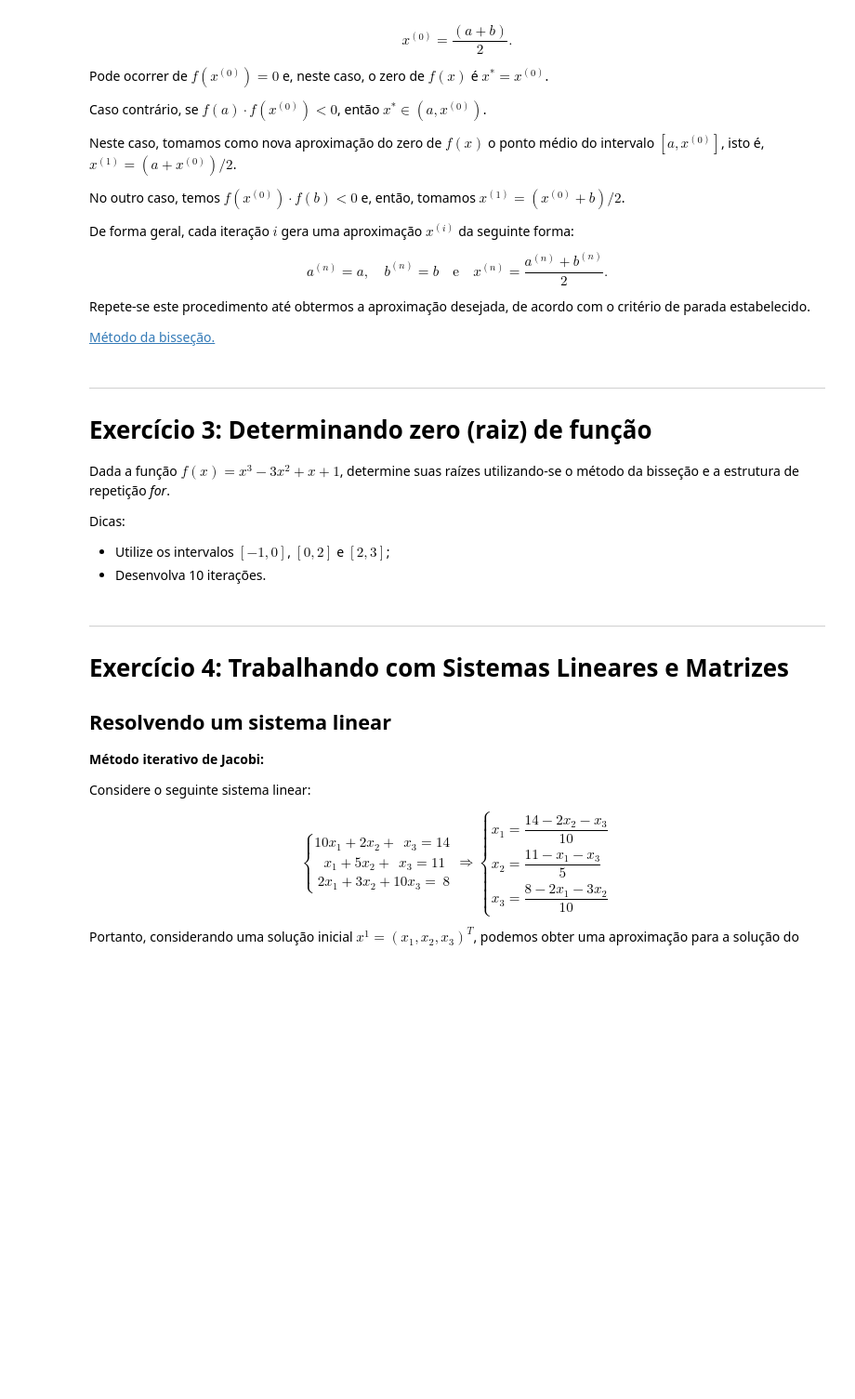
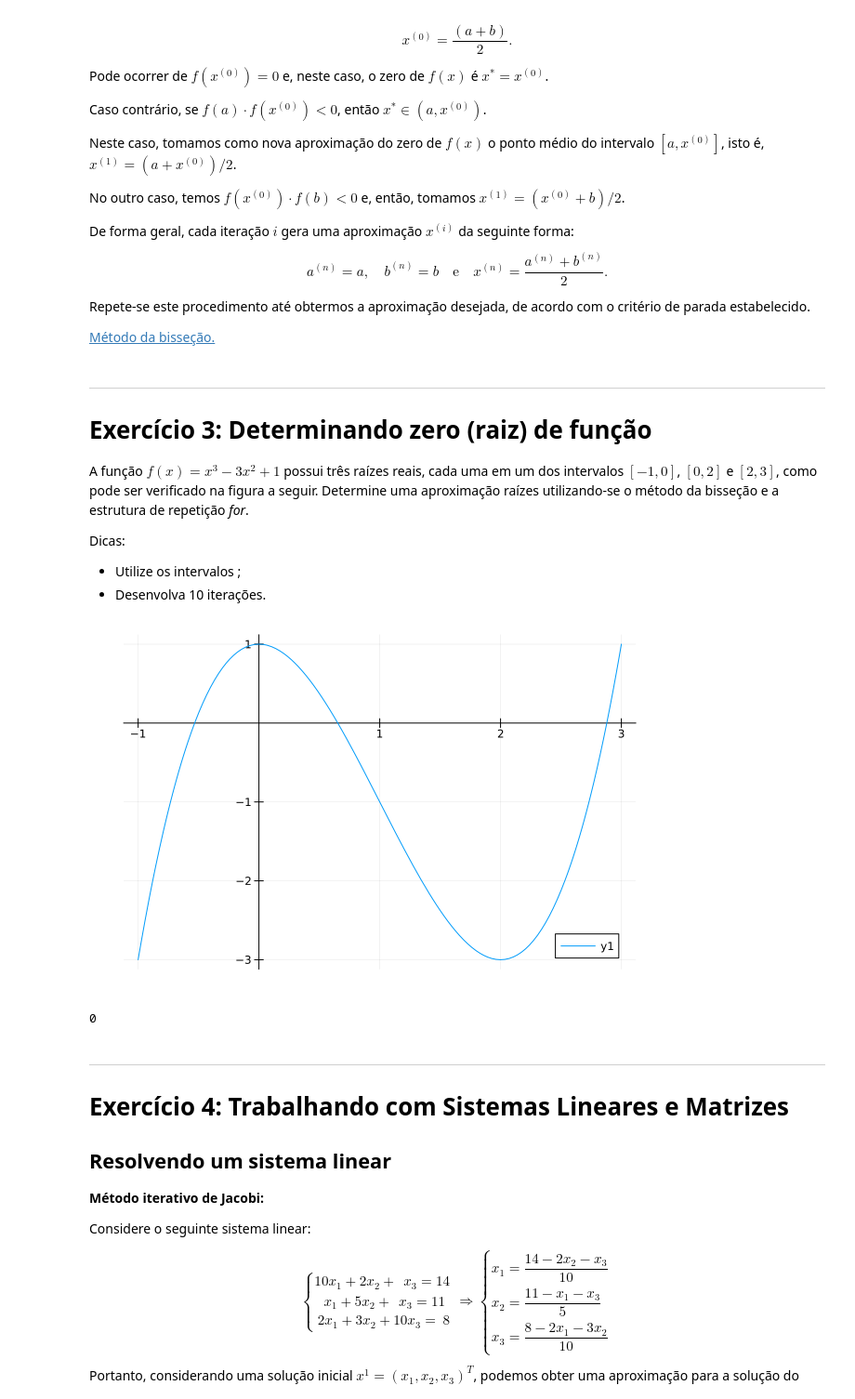
Before and after one commit to Daniel-C-Fernandes/julia, a Jupyter notebook: selmat/exercicios.ipynb, the cells around one changed output. Shown at 93% size. Saved outputs shown, nothing was run; the diff lists cells and outputs as text; code cells hidden in the pictures; blank space fills up the shorter version.

```diff
--- a/selmat/exercicios.ipynb
+++ b/selmat/exercicios.ipynb
@@ -29,3 +27,13 @@ x = -3
+# %%
+x = -3
+
+x = 6
+
+if x % 2 == 0
+    println(x," é par!")
+elseif
+    println("$x é ímpar!")
+end
 # %% [markdown]
 <hr>
 
@@ -118,11 +126,23 @@ Repete-se este procedimento até obtermos a aproximação desejada, de acordo co
 
 # Exercício 3: Determinando zero (raiz) de função
 
-Dada a função $f(x)=x^3-3x^2+x+1$, determine suas raízes utilizando-se o método da bisseção e a estrutura de repetição <i>for</i>.
+A função $f(x)=x^3-3x^2+1$ possui três raízes reais, cada uma em um dos intervalos $[-1,0]$, $[0,2]$ e $[2,3]$, como pode ser verificado na figura a seguir. Determine uma aproximação raízes utilizando-se o método da bisseção e a estrutura de repetição <i>for</i>.
 
 Dicas:
-- Utilize os intervalos $[-1,0]$, $[0,2]$ e $[2,3]$;
+- Utilize os intervalos ;
 - Desenvolva 10 iterações.
+# %%
+using Plots
+
+f(x) = x^3-3x^2+1
+
+plot(f, -1, 3, framestyle = :origin)
+# %% [output]
+[figure, added]
+# %%
+f(2)
+# %% [output]
+0
 # %% [markdown]
 <hr>
 
```
Also changed, not shown: parts of 2 cells of this notebook.
